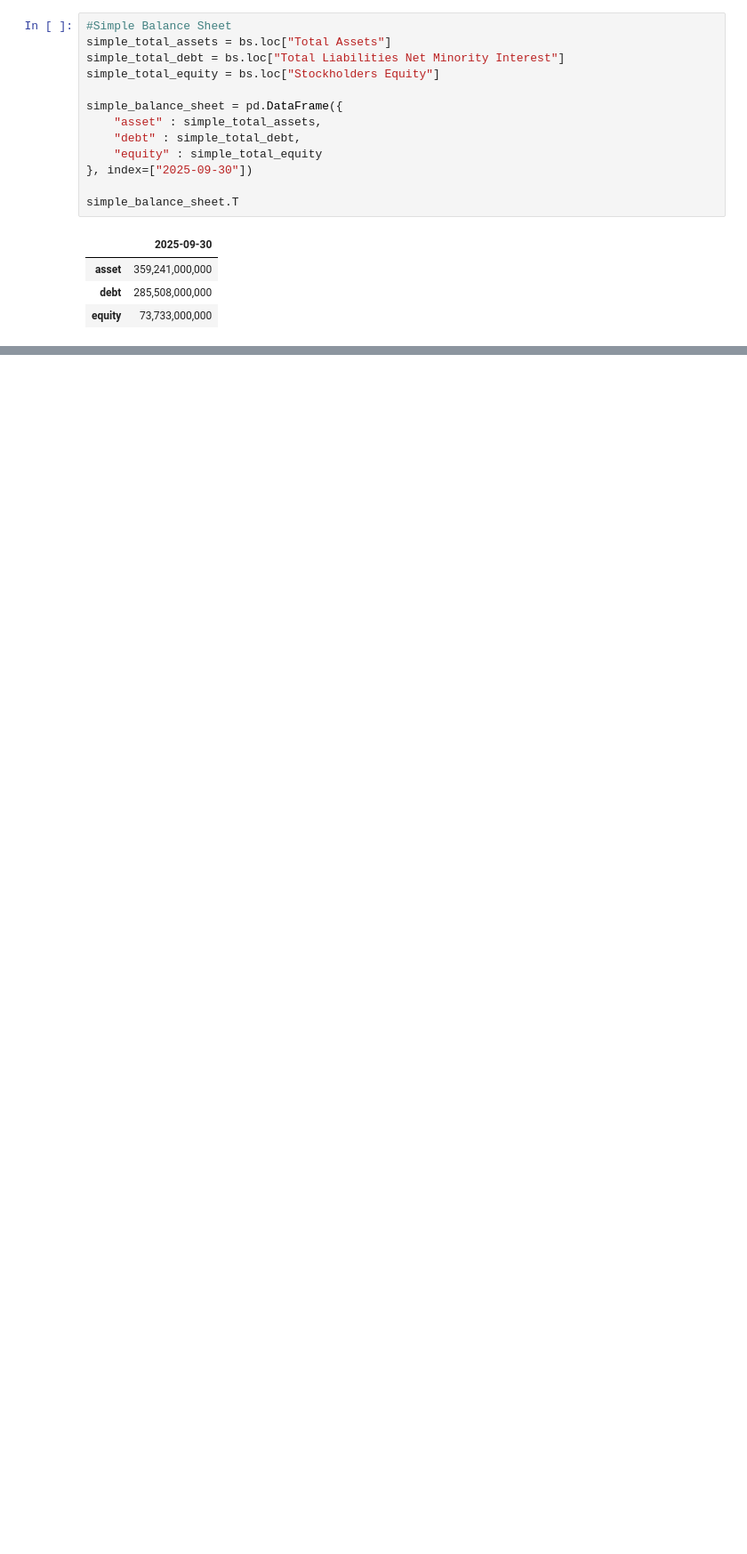
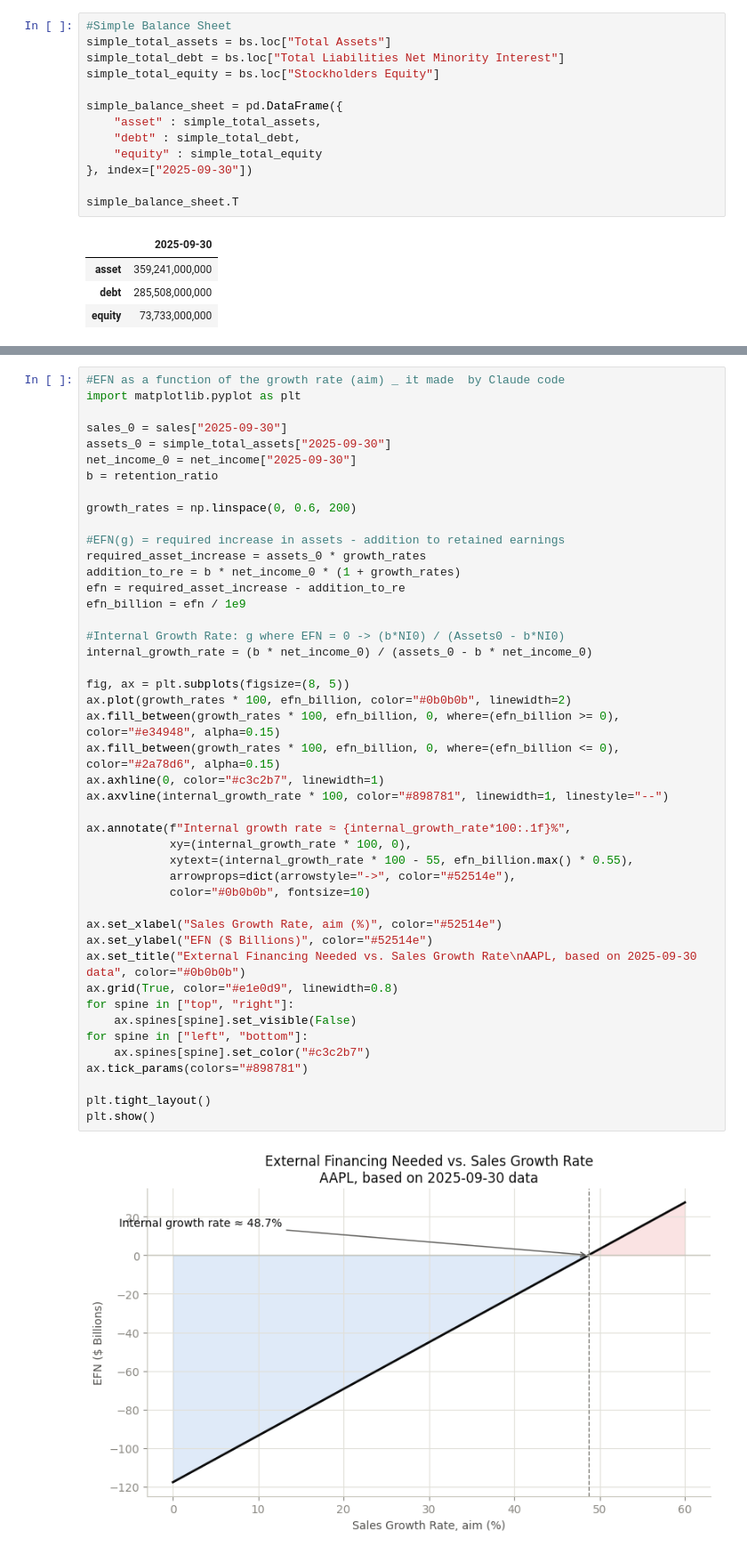
Before and after one commit to west31-d/ross-financial-management-python, a Jupyter notebook: Part2_financial statements and long term financial plan/chap4_long-term financial planning and growth.ipynb, the cells around one changed output, grey strips where cells are left out. Shown at 89% size. Saved outputs shown, nothing was run; the diff lists cells and outputs as text; blank space fills up the shorter version.

```diff
--- a/Part2_financial statements and long term financial plan/chap4_long-term financial planning and growth.ipynb
+++ b/Part2_financial statements and long term financial plan/chap4_long-term financial planning and growth.ipynb
@@ -103,0 +145,47 @@ balance_sheet_result.T
+# %%
+#EFN as a function of the growth rate (aim) _ it made  by Claude code
+import matplotlib.pyplot as plt
+
+sales_0 = sales["2025-09-30"]
+assets_0 = simple_total_assets["2025-09-30"]
+net_income_0 = net_income["2025-09-30"]
+b = retention_ratio
+
+growth_rates = np.linspace(0, 0.6, 200)
+
+#EFN(g) = required increase in assets - addition to retained earnings
+required_asset_increase = assets_0 * growth_rates
+addition_to_re = b * net_income_0 * (1 + growth_rates)
+efn = required_asset_increase - addition_to_re
+efn_billion = efn / 1e9
+
+#Internal Growth Rate: g where EFN = 0 -> (b*NI0) / (Assets0 - b*NI0)
+internal_growth_rate = (b * net_income_0) / (assets_0 - b * net_income_0)
+
+fig, ax = plt.subplots(figsize=(8, 5))
+ax.plot(growth_rates * 100, efn_billion, color="#0b0b0b", linewidth=2)
+ax.fill_between(growth_rates * 100, efn_billion, 0, where=(efn_billion >= 0), color="#e34948", alpha=0.15)
+ax.fill_between(growth_rates * 100, efn_billion, 0, where=(efn_billion <= 0), color="#2a78d6", alpha=0.15)
+ax.axhline(0, color="#c3c2b7", linewidth=1)
+ax.axvline(internal_growth_rate * 100, color="#898781", linewidth=1, linestyle="--")
+
+ax.annotate(f"Internal growth rate ≈ {internal_growth_rate*100:.1f}%",
+            xy=(internal_growth_rate * 100, 0),
+            xytext=(internal_growth_rate * 100 - 55, efn_billion.max() * 0.55),
+            arrowprops=dict(arrowstyle="->", color="#52514e"),
+            color="#0b0b0b", fontsize=10)
+
+ax.set_xlabel("Sales Growth Rate, aim (%)", color="#52514e")
+ax.set_ylabel("EFN ($ Billions)", color="#52514e")
+ax.set_title("External Financing Needed vs. Sales Growth Rate\nAAPL, based on 2025-09-30 data", color="#0b0b0b")
+ax.grid(True, color="#e1e0d9", linewidth=0.8)
+for spine in ["top", "right"]:
+    ax.spines[spine].set_visible(False)
+for spine in ["left", "bottom"]:
+    ax.spines[spine].set_color("#c3c2b7")
+ax.tick_params(colors="#898781")
+
+plt.tight_layout()
+plt.show()
+# %% [output]
+[figure, added]
```
Also changed, not shown: parts of 8 cells of this notebook.
